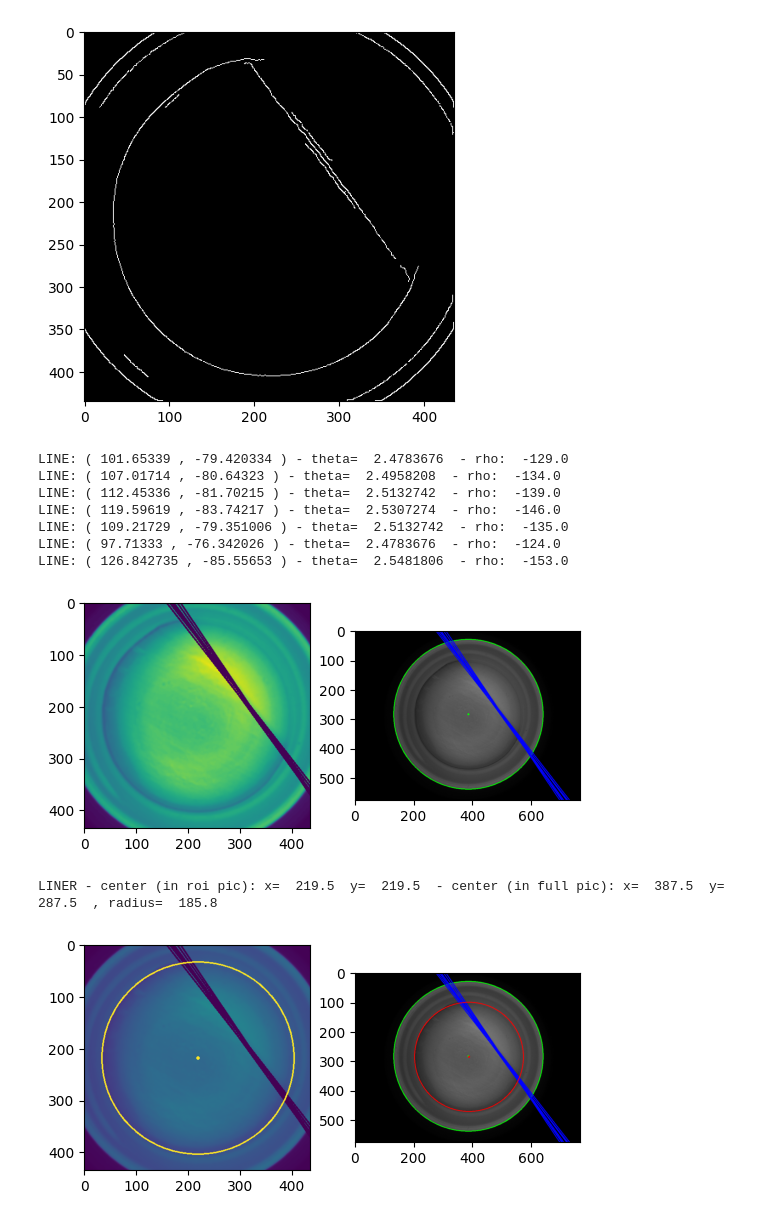
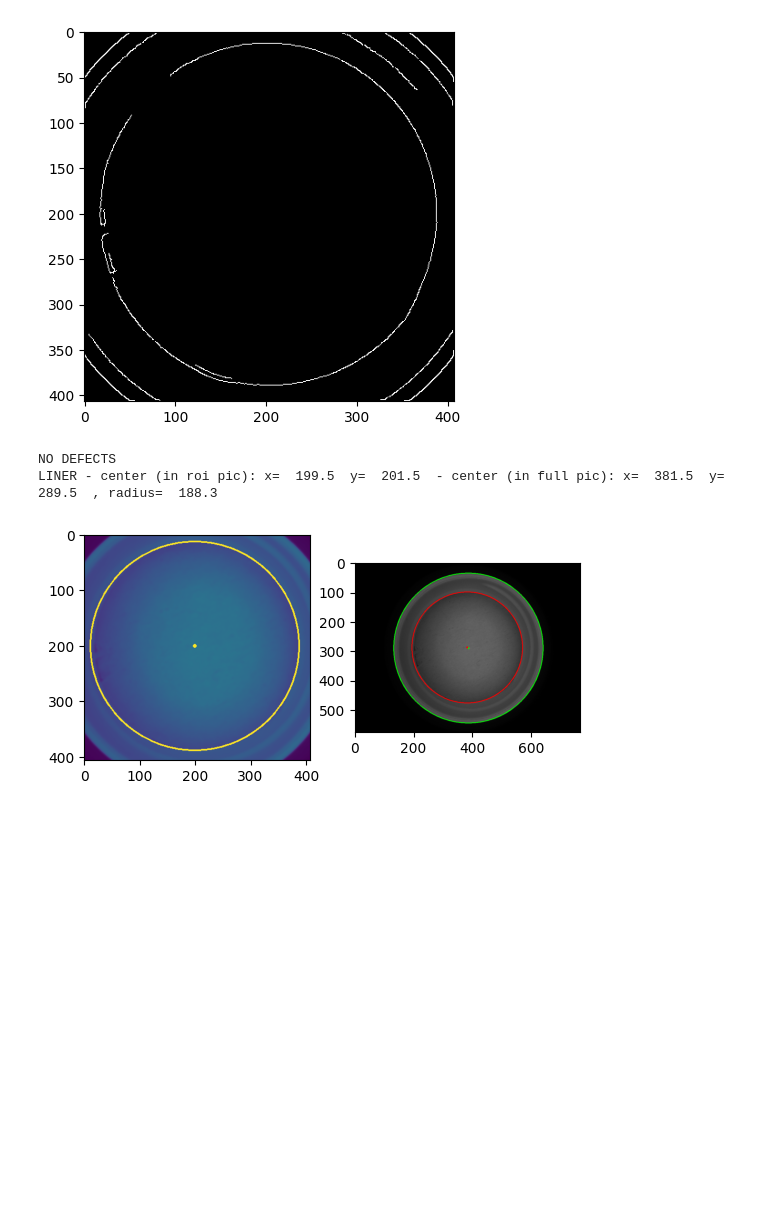
Before and after one commit to LucreziaPonti/PROJECT_cv, a Jupyter notebook: bozza_prova.ipynb, the cells around one changed output. Drawn from its saved outputs; the diff is of its cells as text; code cells hidden in the pictures; blank space fills up the shorter version.

```diff
--- a/bozza_prova.ipynb
+++ b/bozza_prova.ipynb
@@ -5,7 +5,8 @@ from matplotlib import pyplot as plt
 import math
 
 #### LOAD and show IMAGE
-img_color = cv2.imread('cap-inspection-images/project_1_liner_inspection/d_17.bmp')
+img_color = cv2.imread('cap-inspection-images/project_1_liner_inspection/d_16.bmp')
+#img_color = cv2.imread('cap-inspection-images/project_1_liner_inspection/g_03.bmp')
 img = cv2.cvtColor(img_color,cv2.COLOR_BGR2GRAY)
 plt.figure()
 plt.imshow(img,cmap='gray',vmin=0,vmax=255)
@@ -22,7 +23,7 @@ plt.show()
 #img_blur = cv2.GaussianBlur(img,(7,7),0)
 img_blur = cv2.bilateralFilter(img,7,50,75)
 circles = cv2.HoughCircles(img_blur,cv2.HOUGH_GRADIENT, 1, 45,param1=70,param2=70) # ok per trovare esterno dei tappi
-# param1: threshold della differenza del gradiente (+alto = colori + diversi)
+# param1: threshold della differenza del gradiente (+alto = colori + diversi) (per il canny "integrato") - + alta mi trova solo il cerchio esterno
 # param2 : perfezione del cerchio
 #print(circles, circles.shape)
 center = (circles[0][0][0],circles[0][0][1])
@@ -40,7 +41,8 @@ plt.imshow(img_color)
 plt.show()
 
 #### ROI OF INSIDE THE CAP
-offset = ((radius/math.sqrt(2))+radius)/2
+offset = ((radius/math.sqrt(2))+radius)/2 # half way
+offset = radius*0.8 # accazzodicane ##################################
 x_max=math.ceil(center[0]+offset)
 x_min=math.floor(center[0]-offset)
 y_max=math.ceil(center[1]+offset)
@@ -57,7 +59,6 @@ edges = cv2.Canny(img_roi,15,30,apertureSize = 3)
 #edges = cv2.Canny(img_roi,10,30,apertureSize = 3) #VERY NICE
 plt.imshow(edges,cmap='gray',vmin=0,vmax=255)
 plt.show()
-##################################################### d_18 d_19 d_20 non trova la riga se usiamo img_roi la trova se usiamo lìimmagine intera
 
 lines = cv2.HoughLines(edges,1,np.pi/180,70)
 if lines is not None and len(lines) > 0:
@@ -136,8 +137,8 @@ fare la avg lightness di altre immagini e trovare il valore medio più diffuso e
 
 
 ######## TASK 2:  Outline the cap by generating a circle that fits the cap mouth
-circles_in = cv2.HoughCircles(img_roi,cv2.HOUGH_GRADIENT, 1, 45,param1=30,param2=60) # d_18 ne trova 3 ma il primo è quello giusto
-#circles_in = cv2.HoughCircles(img_roi,cv2.HOUGH_GRADIENT, 1, 45,param1=40,param2=60) # ALL OK EXCEPT G_04
+circles_in = cv2.HoughCircles(img_roi,cv2.HOUGH_GRADIENT, 1, 50,param1=40,param2=60) # d_18 ne trova 3 ma il primo è quello giusto
+#circles_in = cv2.HoughCircles(img_roi,cv2.HOUGH_GRADIENT, 1, 45,param1=40,param2=60) # ALL OK EXCEPT G_04 if keep "half way" ROI
 #cerchiamo il cerchio interno nella roi e poi per visualizzarlo gli diamo l'offset per ritrovarlo nell'immagine grande ((0,0) in img_roi = (x_min,y_min) in img "full")
 # !!!!!!!!!!!11 d_31 questa non la trova (che ci sta che sia così)
 if circles_in is not None and len(circles_in) > 0:
@@ -165,11 +166,4 @@ CAP OUTLINE - center: x=  385.5  y=  285.5  , radius=  254.4
-[figure, old version]
+[figure, new version]
-LINE: ( 101.65339 , -79.420334 ) - theta=  2.4783676  - rho:  -129.0
-LINE: ( 107.01714 , -80.64323 ) - theta=  2.4958208  - rho:  -134.0
-LINE: ( 112.45336 , -81.70215 ) - theta=  2.5132742  - rho:  -139.0
-LINE: ( 119.59619 , -83.74217 ) - theta=  2.5307274  - rho:  -146.0
-LINE: ( 109.21729 , -79.351006 ) - theta=  2.5132742  - rho:  -135.0
-LINE: ( 97.71333 , -76.342026 ) - theta=  2.4783676  - rho:  -124.0
-LINE: ( 126.842735 , -85.55653 ) - theta=  2.5481806  - rho:  -153.0
+NO DEFECTS
+LINER - center (in roi pic): x=  199.5  y=  201.5  - center (in full pic): x=  381.5  y=  289.5  , radius=  188.3
-[figure, old version]
+[figure, new version]
-LINER - center (in roi pic): x=  219.5  y=  219.5  - center (in full pic): x=  387.5  y=  287.5  , radius=  185.8
-[figure, removed]
```
Also changed, not shown: parts of 1 cell of this notebook.
